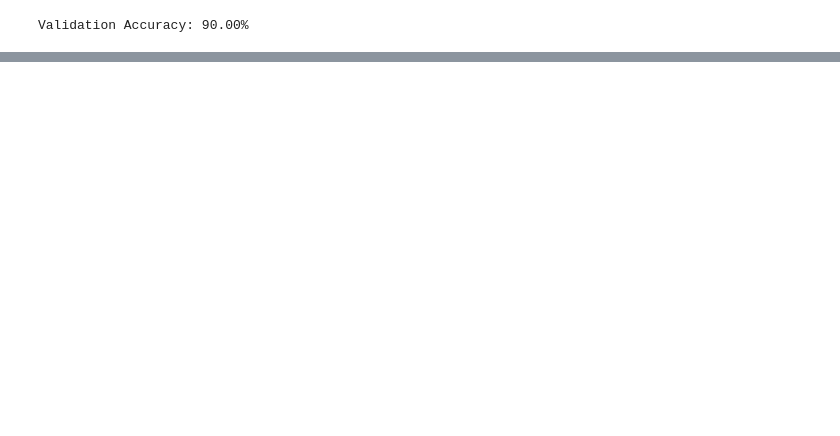
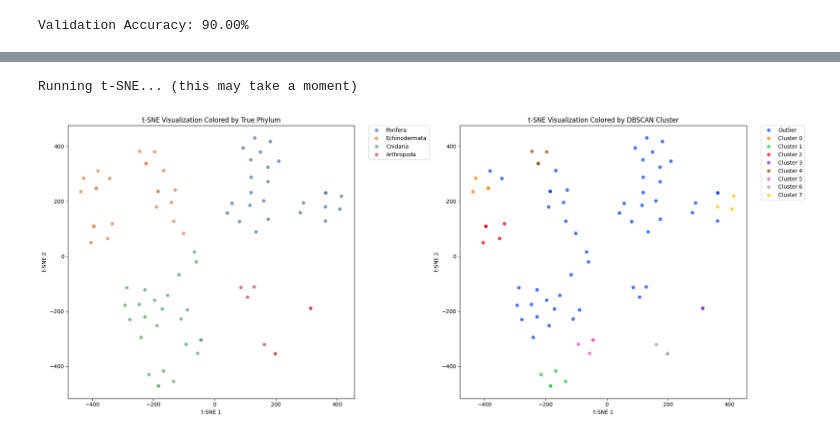
Before and after one commit to BerpyDerpy/DeepTide-ML, a Jupyter notebook: DeepTide_v0.ipynb, the cells around one changed output, grey strips where cells are left out. Drawn from its saved outputs; the diff is of its cells as text; code cells hidden in the pictures; blank space fills up the shorter version.

Commit message:
Added preliminary clustering

```diff
--- a/DeepTide_v0.ipynb
+++ b/DeepTide_v0.ipynb
@@ -191,0 +213,10 @@ Validation Accuracy: 90.00%
+# %%
+# Create the feature extractor and load the trained weights
+feature_extractor = FeatureExtractor(model).to(DEVICE)
+feature_extractor.eval()  # Set to evaluation mode
+print("Feature extractor created.")
+
+# Create a DataLoader for ALL data (train + val)
+# In a real scenario, this would be new, unlabeled eDNA data
+full_dataset = torch.utils.data.ConcatDataset([train_dataset, val_dataset])
+full_loader = DataLoader(full_dataset, batch_size=BATCH_SIZE, shuffle=False)
@@ -191,0 +365,47 @@ Validation Accuracy: 90.00%
+# %%
+import matplotlib.pyplot as plt
+import seaborn as sns
+# 10. Apply t-SNE for 2D visualization
+print("\nRunning t-SNE... (this may take a moment)")
+tsne = TSNE(n_components=2, random_state=42, perplexity=10)
+embeddings_2d = tsne.fit_transform(embeddings)
+
+# 11. Create a visualization DataFrame
+vis_df = pd.DataFrame(data=embeddings_2d, columns=['t-SNE 1', 't-SNE 2'])
+vis_df['True Label'] = true_label_names
+vis_df['DBSCAN Cluster'] = [f'Cluster {l}' if l != -1 else 'Outlier' for l in dbscan_labels]
+
+# 12. Plot the results
+plt.figure(figsize=(20, 8))
+
+# Plot 1: Colored by True Label (Ground Truth)
+plt.subplot(1, 2, 1)
+sns.scatterplot(
+    data=vis_df,
+    x='t-SNE 1', y='t-SNE 2',
+    hue='True Label',
+    palette='deep',
+    s=50,
+    alpha=0.7
+)
+plt.title('t-SNE Visualization Colored by True Phylum')
+plt.legend(bbox_to_anchor=(1.05, 1), loc=2, borderaxespad=0.)
+
+# Plot 2: Colored by DBSCAN Cluster (Discovery)
+plt.subplot(1, 2, 2)
+sns.scatterplot(
+    data=vis_df,
+    x='t-SNE 1', y='t-SNE 2',
+    hue='DBSCAN Cluster',
+    palette='bright',
+    s=50,
+    alpha=0.7
+)
+plt.title('t-SNE Visualization Colored by DBSCAN Cluster')
+plt.legend(bbox_to_anchor=(1.05, 1), loc=2, borderaxespad=0.)
+
+plt.tight_layout()
+plt.show()
+# %% [output]
+Running t-SNE... (this may take a moment)
+[figure, added]
```
Also changed, not shown: parts of 12 cells of this notebook.
